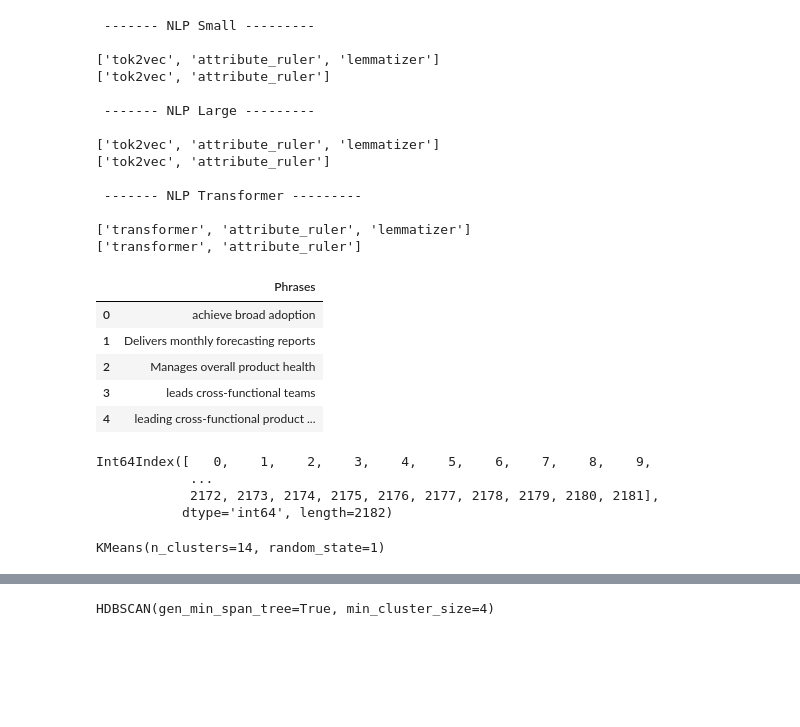
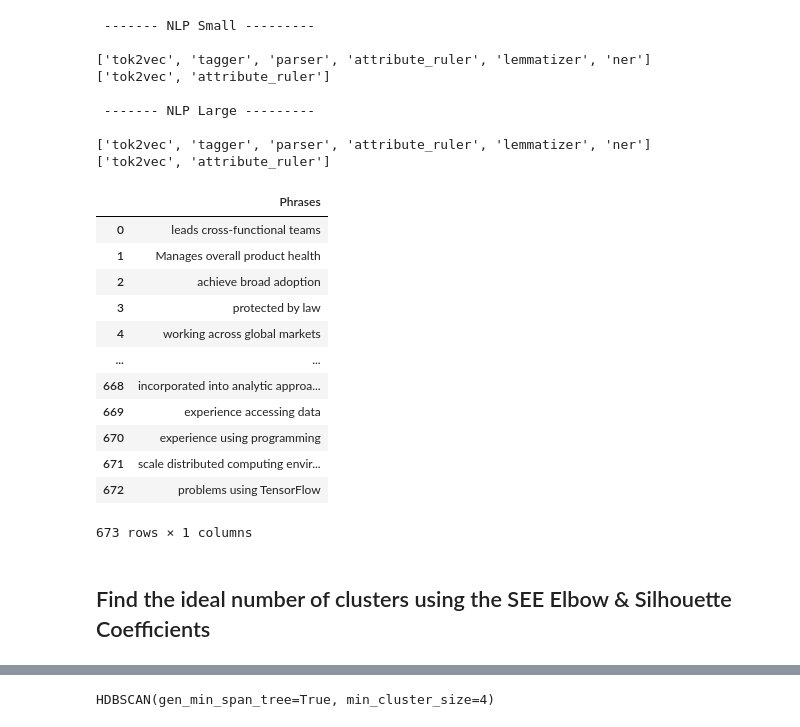
Before and after one commit to eboraks/job-description-nlp-analysis, a Jupyter notebook: notebook/Vectorize_and_Cluster_Phrases.ipynb, the cells around one changed output, grey strips where cells are left out. Saved outputs shown, nothing was run; the diff lists cells and outputs as text; code cells hidden in the pictures; blank space fills up the shorter version.

```diff
--- a/notebook/Vectorize_and_Cluster_Phrases.ipynb
+++ b/notebook/Vectorize_and_Cluster_Phrases.ipynb
@@ -30,44 +29,32 @@ nlp_lg.disable_pipe('parser')
 nlp_lg.disable_pipe('ner')
 nlp_lg.disable_pipe('lemmatizer')
 print(nlp_lg.pipe_names)
-
-print("\n ------- NLP Transformer --------- \n")
-print(nlp_trf.pipe_names)
-nlp_trf.disable_pipe('tagger')
-nlp_trf.disable_pipe('parser')
-nlp_trf.disable_pipe('ner')
-nlp_trf.disable_pipe('lemmatizer')
-print(nlp_trf.pipe_names)
 # %% [output]
  ------- NLP Small ---------
 
-['tok2vec', 'attribute_ruler', 'lemmatizer']
+['tok2vec', 'tagger', 'parser', 'attribute_ruler', 'lemmatizer', 'ner']
 ['tok2vec', 'attribute_ruler']
 
  ------- NLP Large ---------
 
-['tok2vec', 'attribute_ruler', 'lemmatizer']
+['tok2vec', 'tagger', 'parser', 'attribute_ruler', 'lemmatizer', 'ner']
 ['tok2vec', 'attribute_ruler']
-
- ------- NLP Transformer ---------
-
-['transformer', 'attribute_ruler', 'lemmatizer']
-['transformer', 'attribute_ruler']
 # %%
 # Read the phrases CSV into a dataframe
-df = pd.read_csv("../data/verb_noun_phrases.csv", index_col=0)
+df = pd.read_csv("../data/verb_noun_phrases.csv")
+df
 # %% [output]
 |  | Phrases |
-| 0 | achieve broad adoption |
-| 1 | Delivers monthly forecasting reports |
-| 2 | Manages overall product health |
-| 3 | leads cross-functional teams |
-| 4 | leading cross-functional product ... |
+| 0 | leads cross-functional teams |
+| 1 | Manages overall product health |
+| 2 | achieve broad adoption |
+| 3 | protected by law |
+| 4 | working across global markets |
+| ... | ... |
+| 668 | incorporated into analytic approa... |
+| 669 | experience accessing data |
+| 670 | experience using programming |
+| 671 | scale distributed computing envir... |
+| 672 | problems using TensorFlow |
+673 rows × 1 columns
-# %%
-df.index
-# %% [output]
-Int64Index([   0,    1,    2,    3,    4,    5,    6,    7,    8,    9,
-            ...
-            2172, 2173, 2174, 2175, 2176, 2177, 2178, 2179, 2180, 2181],
-           dtype='int64', length=2182)
 # %%
@@ -77,6 +62,5 @@ vectorized_phrases = np.stack([nlp_lg(p).vector for p in phrases])
+# %% [markdown]
+## Find the ideal number of clusters using the SEE Elbow & Silhouette Coefficients
 # %%
-k_means = KMeans(n_clusters=14, random_state=1)
-k_means.fit(vectorized_phrases)
+from kneed import KneeLocator
-# %% [output]
-KMeans(n_clusters=14, random_state=1)
 # %%
```
Also changed, not shown: parts of 32 cells of this notebook.
